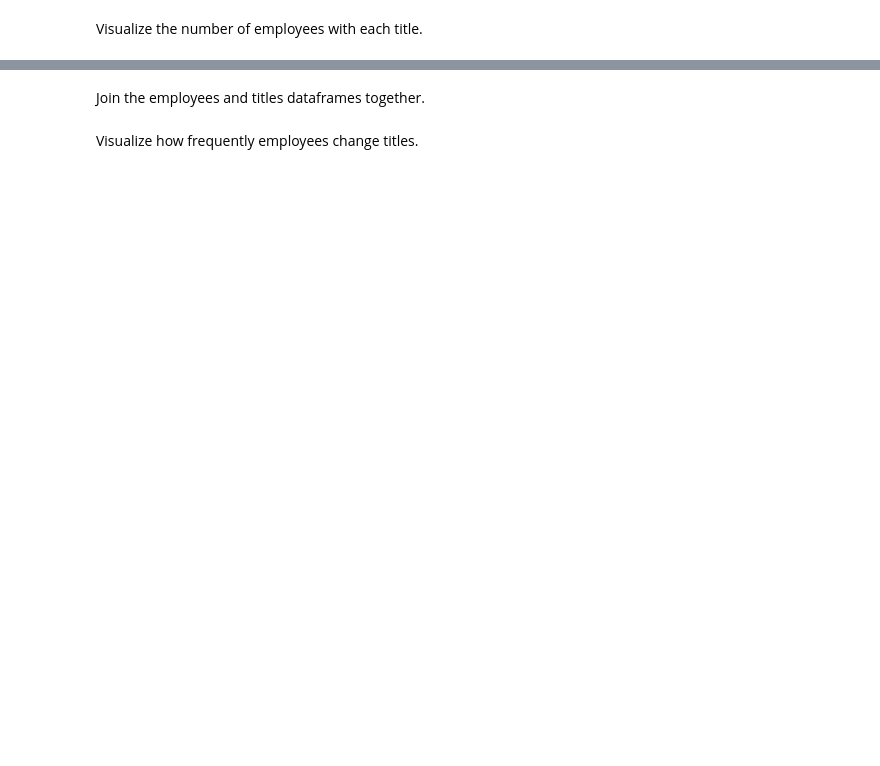
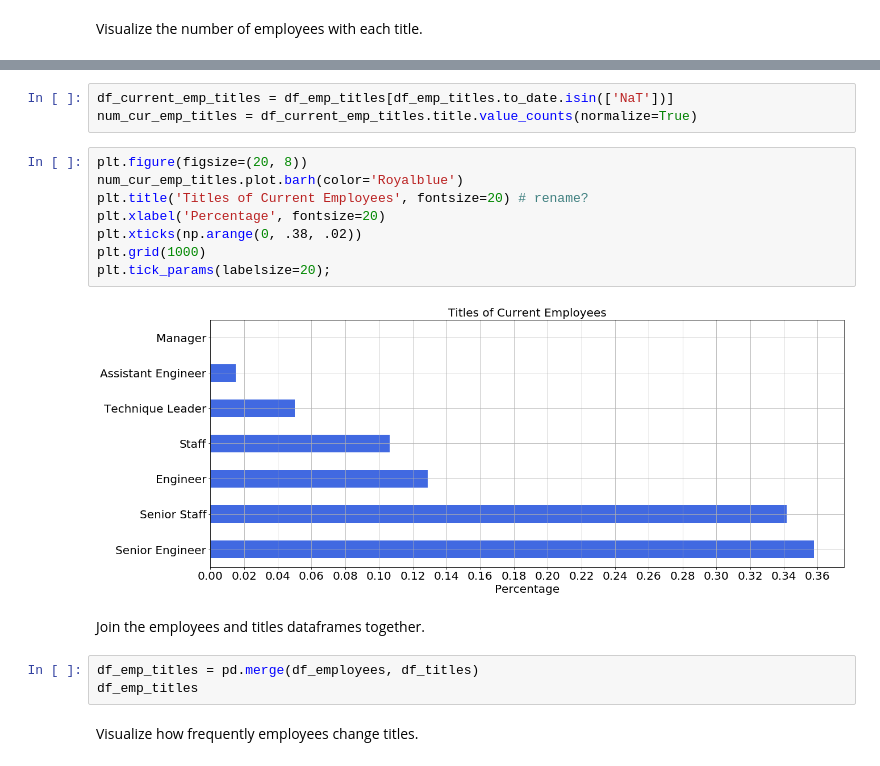
Before and after one commit to Promeos/numpy-pandas-visualization-exercises, a Jupyter notebook: advanced_dataframes.ipynb, the cells around one changed output, grey strips where cells are left out. Cells and saved outputs as stored; diff of their text form; blank space fills up the shorter version.

```diff
--- a/advanced_dataframes.ipynb
+++ b/advanced_dataframes.ipynb
@@ -123,4 +237,20 @@ Visualize the number of employees with each title.
+# %%
+df_current_emp_titles = df_emp_titles[df_emp_titles.to_date.isin(['NaT'])]
+num_cur_emp_titles = df_current_emp_titles.title.value_counts(normalize=True)
+# %%
+plt.figure(figsize=(20, 8))
+num_cur_emp_titles.plot.barh(color='Royalblue')
+plt.title('Titles of Current Employees', fontsize=20) # rename?
+plt.xlabel('Percentage', fontsize=20)
+plt.xticks(np.arange(0, .38, .02))
+plt.grid(1000)
+plt.tick_params(labelsize=20);
+# %% [output]
+[figure, added]
 # %% [markdown]
 Join the employees and titles dataframes together.
+# %%
+df_emp_titles = pd.merge(df_employees, df_titles)
+df_emp_titles
 # %% [markdown]
 Visualize how frequently employees change titles.
```
Also changed, not shown: parts of 26 cells of this notebook.
